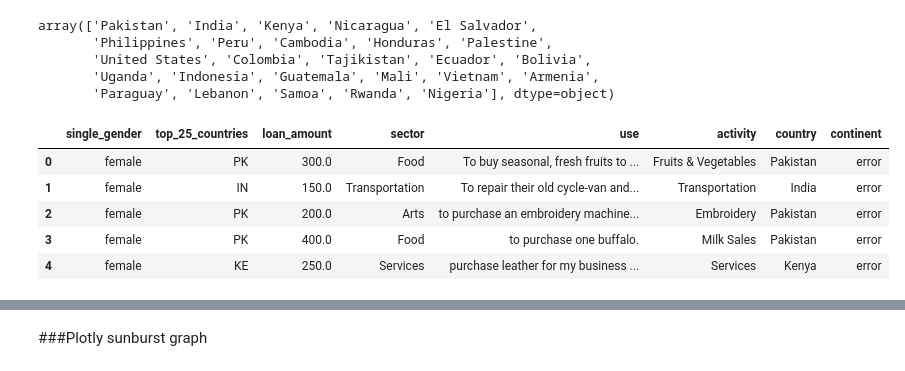
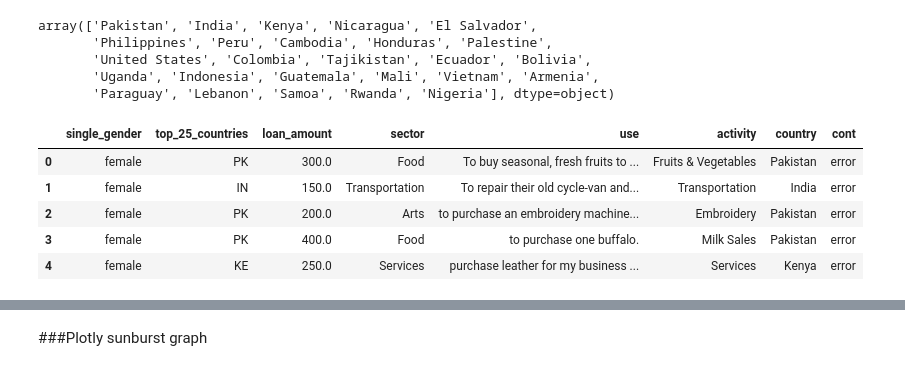
Before and after one commit to zacksnyder-lsds/Unit_1_build_week, a Jupyter notebook: Unit_1_build_week.ipynb, the cells around one changed output, grey strips where cells are left out. Cells and saved outputs as stored; diff of their text form; code cells hidden in the pictures.

```diff
--- a/Unit_1_build_week.ipynb
+++ b/Unit_1_build_week.ipynb
@@ -250,10 +250,10 @@ array(['Pakistan', 'India', 'Kenya', 'Nicaragua', 'El Salvador',
        'Paraguay', 'Lebanon', 'Samoa', 'Rwanda', 'Nigeria'], dtype=object)
 # %%
 #creating a new continent column
-kiva_clean['continent'] = 'error'
+kiva_clean['cont'] = 'error'
 kiva_clean.head()
 # %% [output]
-|  | single_gender | top_25_countries | loan_amount | sector | use | activity | country | continent |
+|  | single_gender | top_25_countries | loan_amount | sector | use | activity | country | cont |
 | 0 | female | PK | 300.0 | Food | To buy seasonal, fresh fruits to ... | Fruits & Vegetables | Pakistan | error |
 | 1 | female | IN | 150.0 | Transportation | To repair their old cycle-van and... | Transportation | India | error |
 | 2 | female | PK | 200.0 | Arts | to purchase an embroidery machine... | Embroidery | Pakistan | error |
```
Also changed, not shown: parts of 13 cells of this notebook.
